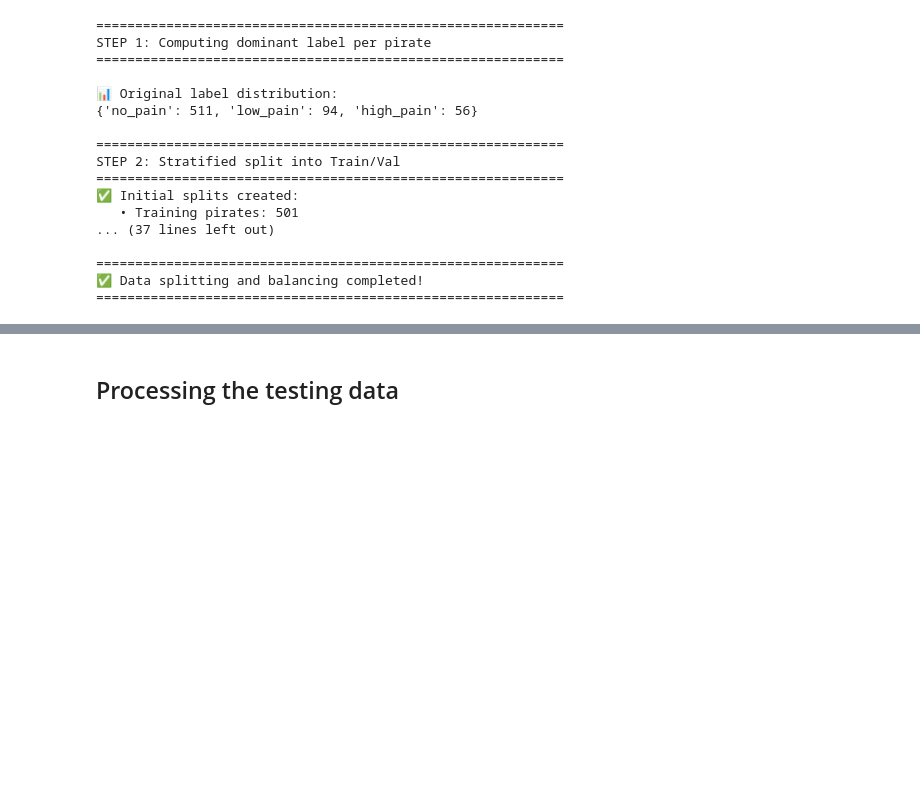
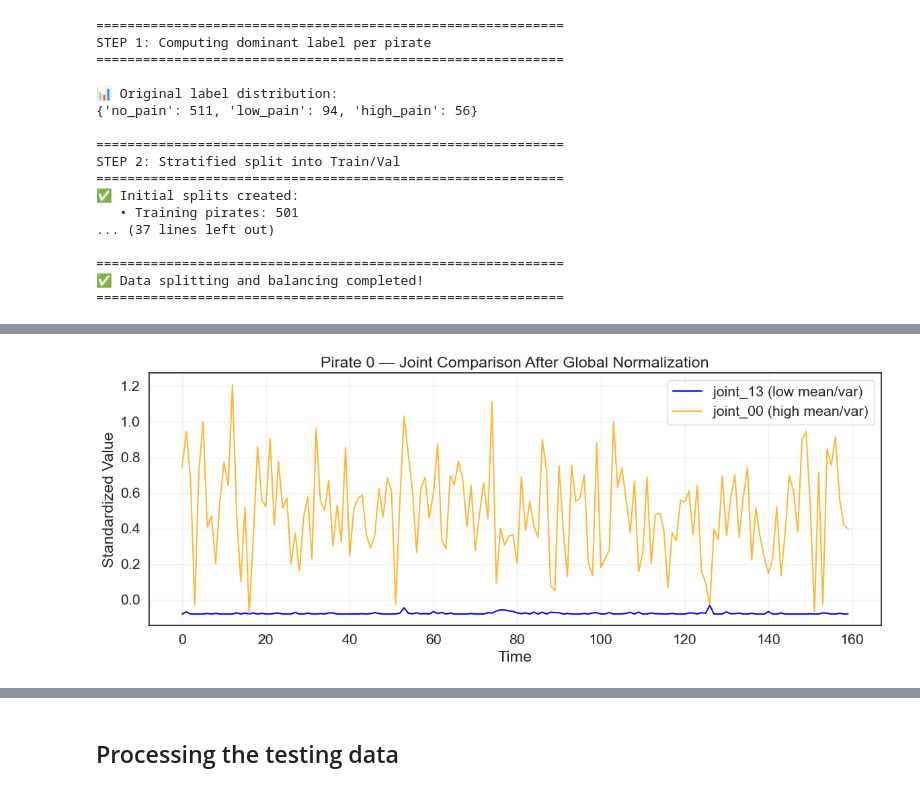
Before and after one commit to Relo02/Artificial-neural-networks-and-deep-learning-, a Jupyter notebook: new_version.ipynb, the cells around one changed output, grey strips where cells are left out. Cells and saved outputs as stored; diff of their text form; code cells hidden in the pictures; blank space fills up the shorter version.

```diff
--- a/new_version.ipynb
+++ b/new_version.ipynb
@@ -664,0 +693,17 @@ STEP 6: Feature normalization (StandardScaler)
+# %%
+# Plot joint_13 and joint_00 in a single comparison plot after global normalization
+pirate_id = df_train['sample_index'].unique()[0]
+pirate_data = df_train[df_train['sample_index'] == pirate_id]
+
+plt.figure(figsize=(12, 5))
+plt.plot(pirate_data['time'], pirate_data['joint_13'], label='joint_13 (low mean/var)', color='blue', linewidth=1.5)
+plt.plot(pirate_data['time'], pirate_data['joint_00'], label='joint_00 (high mean/var)', color='orange', linewidth=1.5, alpha=0.8)
+plt.title(f'Pirate {int(pirate_id)} — Joint Comparison After Global Normalization')
+plt.xlabel('Time')
+plt.ylabel('Standardized Value')
+plt.grid(alpha=0.3)
+plt.legend()
+plt.tight_layout()
+plt.show()
+# %% [output]
+[figure, added]
```
Also changed, not shown: parts of 23 cells of this notebook.
